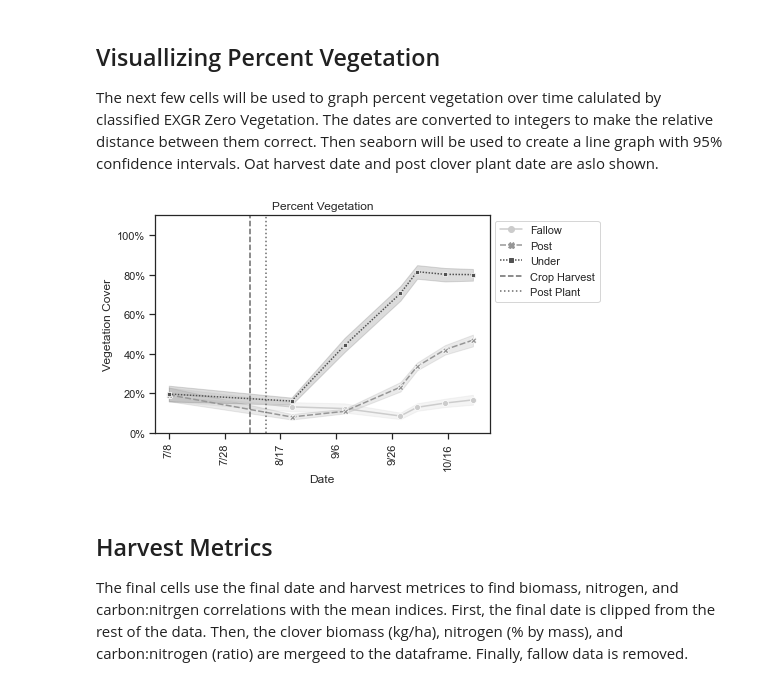
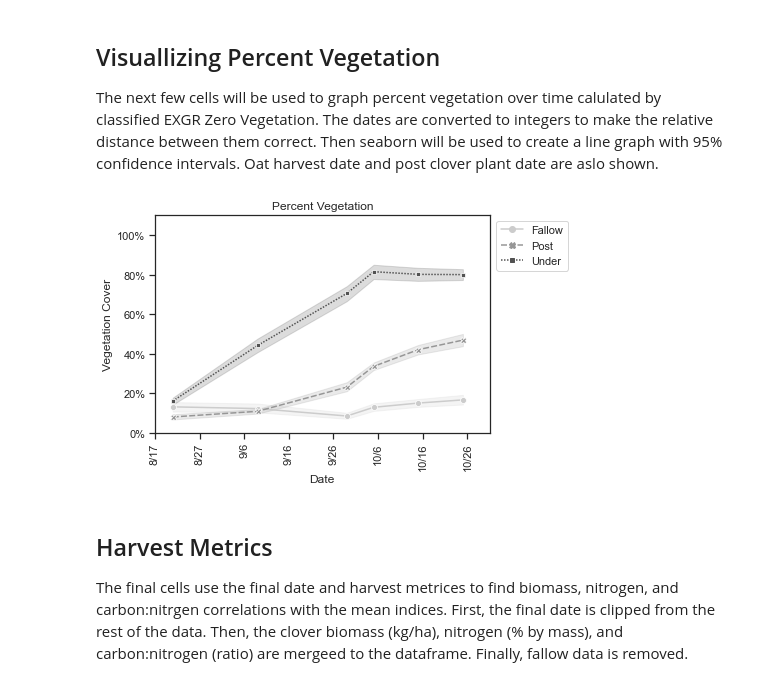
Before and after one commit to LRosen656/USDA_GEMS_TASK1, a Jupyter notebook: 6.0_Plot_Oat_Results.ipynb, the cells around one changed output. Drawn from its saved outputs; the diff is of its cells as text; code cells hidden in the pictures.

Commit message:
Removed First Date

```diff
--- a/6.0_Plot_Oat_Results.ipynb
+++ b/6.0_Plot_Oat_Results.ipynb
@@ -366,21 +388,21 @@ Oat_Data["Days"] = Days.dt.days ## Days as integer
 # %%
 sns.set_theme(style ="ticks")
 
-ax = sns.lineplot(data = Oat_Data, x="Days", y="Vegetation_Fraction",
+ax = sns.lineplot(data = Oat_Data[(Oat_Data["Days"]!=0)], x="Days", y="Vegetation_Fraction",
                    hue="Cover", palette = ["#cccccc", "#969696", "#525252"], style = "Cover", markers = True)
 
 ax.set(xlabel = "Date", ylabel = "Vegetation Cover",
-        ylim=(0,1.1), xlim=(-5, 115),
+        ylim=(0,1.1), xlim=(40, 115),
         yticklabels = (["0%", "20%", "40%", "60%", "80%", "100%"]),  ## Mannual override Y labels
        title = "Percent Vegetation")
-ax.set_xticklabels(labels = ["7/3", "7/8", "7/28", "8/17", "9/6", "9/26", "10/16", "10/31"], rotation= 90) ## first date not shown in the manual override.
-ax.axvline(29, color='dimgrey', ls = "--", label = "Crop Harvest")  ## Crop harvest on 8/6
-ax.axvline(35, color='dimgrey', ls = ":", label = "Post Plant")     ## Post Seeded clover planted on 8/12
-ax.legend(bbox_to_anchor=(1,1))
+ax.set_xticklabels(labels = ["8/17", "8/27", "9/6", "9/16", "9/26", "10/6", "10/16", "10/26"], rotation= 90) ## first date not shown in the manual override.
+#ax.axvline(29, color='dimgrey', ls = "--", label = "Crop Harvest")  ## Crop harvest on 8/6
+#ax.axvline(35, color='dimgrey', ls = ":", label = "Post Plant")     ## Post Seeded clover planted on 8/12
+ax.legend(bbox_to_anchor=(1.25,1))
 
 plt.savefig(graph_out + "Percent_Vegetation", bbox_inches = "tight", dpi = 300)
 # %% [output]
-[figure, old version]
+[figure, new version]
 # %% [markdown]
 ## Harvest Metrics
 
```
Also changed, not shown: parts of 24 cells of this notebook, 56 other files.
